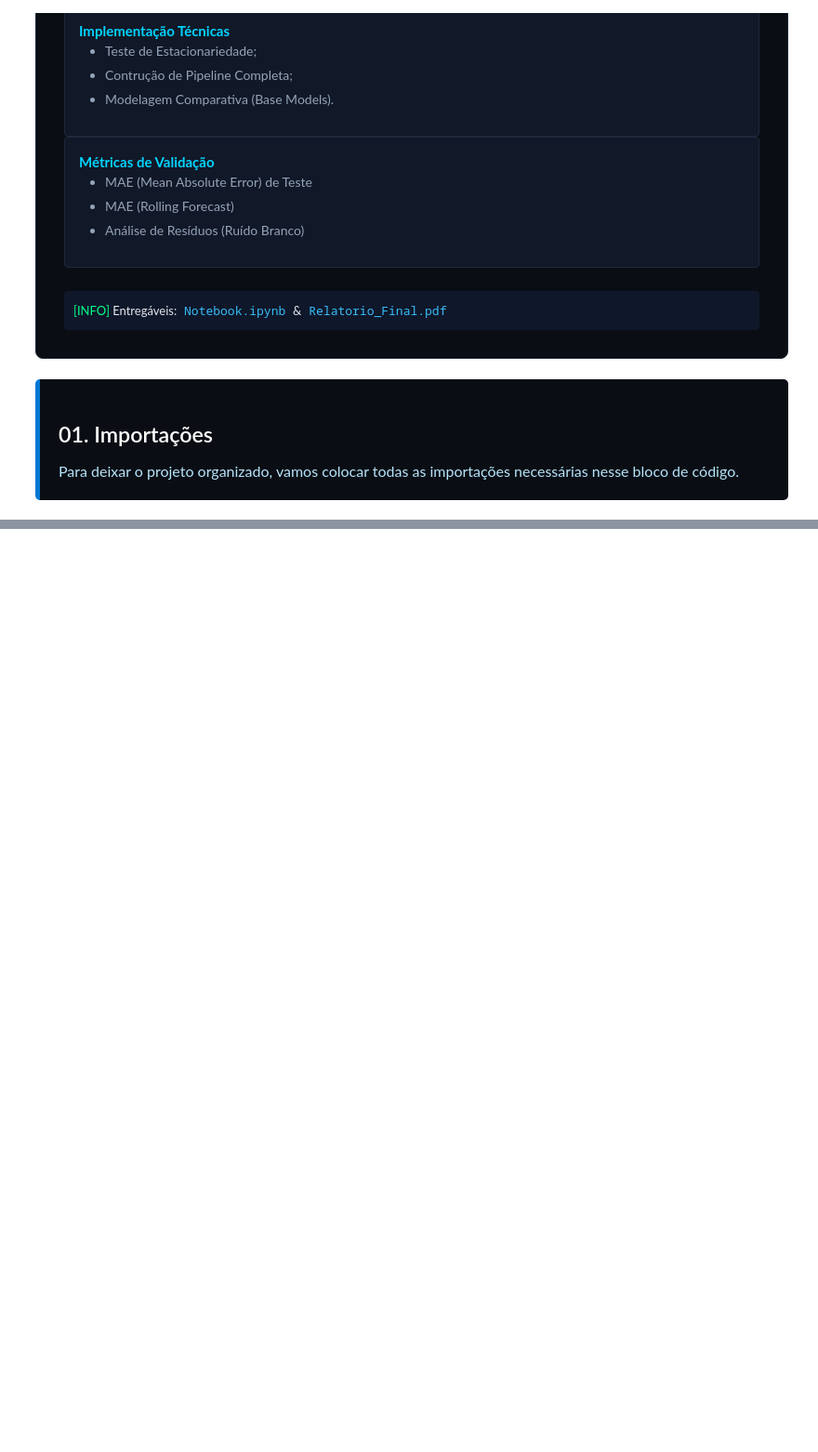
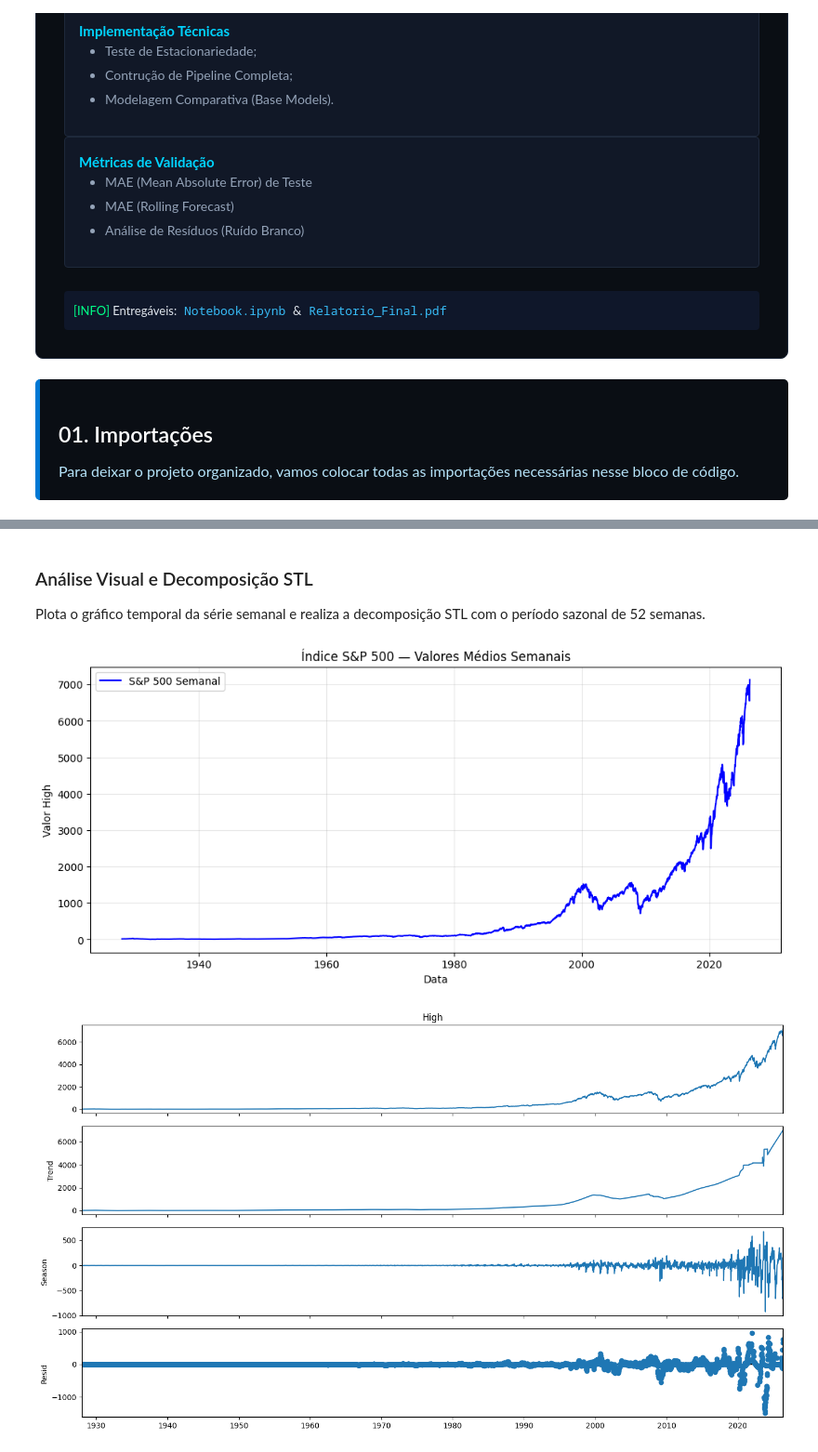
Before and after one commit to LeleNascimennto/sarima-model, a Jupyter notebook: pipeline.ipynb, the cells around one changed output, grey strips where cells are left out. Shown at 93% size. Drawn from its saved outputs; the diff is of its cells as text; code cells hidden in the pictures; blank space fills up the shorter version.

```diff
--- a/pipeline.ipynb
+++ b/pipeline.ipynb
@@ -322,0 +455,27 @@ def testar_estacionaridade(serie, nome_serie='Valor', lags_acf_pacf=20):
+# %% [markdown]
+### Análise Visual e Decomposição STL
+
+Plota o gráfico temporal da série semanal e realiza a decomposição STL com o período sazonal de 52 semanas.
+# %%
+# Plot da série temporal semanal
+plt.figure(figsize=(12, 5))
+plt.plot(df_weekly.index, df_weekly[COLUNA_VALOR].values, color='blue', label='S&P 500 Semanal')
+plt.title('Índice S&P 500 — Valores Médios Semanais')
+plt.xlabel('Data')
+plt.ylabel('Valor High')
+plt.legend()
+plt.grid(True, alpha=0.3)
+plt.show()
+
+# Decomposição STL (período de 52 semanas para sazonalidade anual)
+m_stl = 52
+stl_result = STL(df_weekly[COLUNA_VALOR], period=m_stl, robust=True).fit()
+
+# Plot da Decomposição
+fig = stl_result.plot()
+fig.set_size_inches(14, 8)
+plt.tight_layout()
+plt.show()
+# %% [output]
+[figure, added]
+[figure, added]
```
Also changed, not shown: parts of 28 cells of this notebook, 1 other file.
